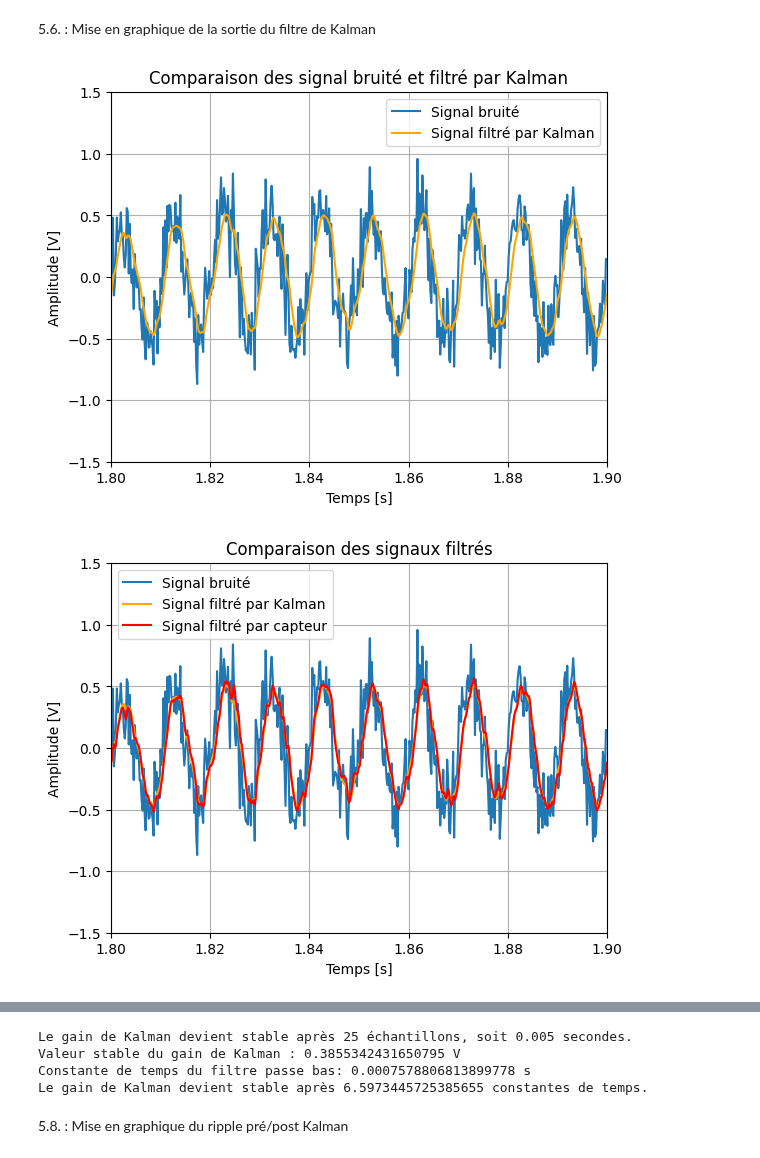
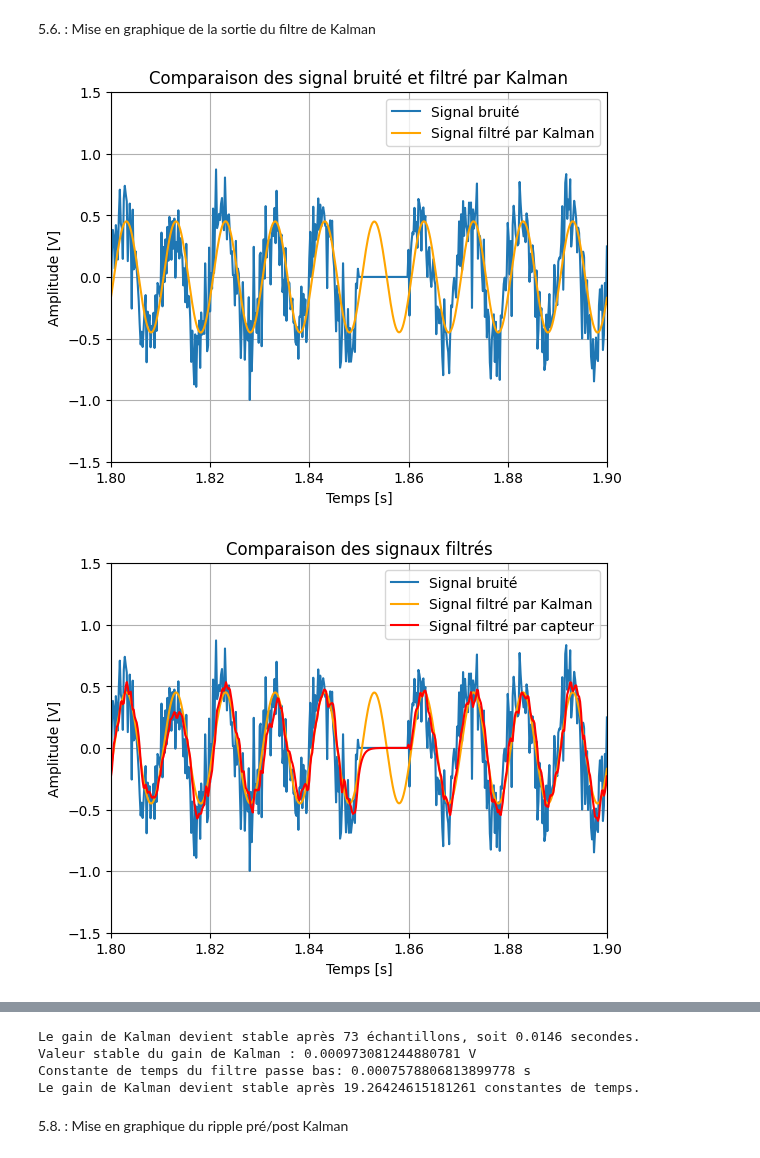
Before and after one commit to Trenzalore91/EI---KF, a Jupyter notebook: Untitled-1.ipynb, the cells around one changed output, grey strips where cells are left out. Cells and saved outputs as stored; diff of their text form; code cells hidden in the pictures.

Commit message:
drop data + R élevé

```diff
--- a/Untitled-1.ipynb
+++ b/Untitled-1.ipynb
@@ -195,8 +195,8 @@ Variables pour les coefficients de la représentation d'état pour le filtre de
     / Kalman_P est la matrice de covariance de l'état initial
     / Kalman_x est le vecteur d'état initial
 # %%
-KALMAN_R0 = 0.1 #valeur de la variance du bruit de mesure initiale
-KALMAN_P0 = 0.001  #valeur de la variance de l'estimation initiale
+KALMAN_R0 = 100 #valeur de la variance du bruit de mesure initiale
+KALMAN_P0 = 1.  #valeur de la variance de l'estimation initiale
 KALMAN_X0 = 0.  #valeur de l'état initial
 # %% [markdown]
 Taille fenêtre de la moyenne glissante
@@ -228,9 +228,9 @@ Section 3.3. : Signal sinusoïdal bruité
 # %%
 signal_bruité = signal_entree + gaussian_noise  #génération du signal d'entrée bruité
 #suppression d'une partie du signal d'entrée pour tester le filtre de Kalman
-# for i in range(len(signal_bruité)):
-#     if (ABSCISSE_GRAPH[i] >= 1.85) and (ABSCISSE_GRAPH[i] < 1.86):
-#         signal_bruité[i] = 0.
+for i in range(len(signal_bruité)):
+    if (ABSCISSE_GRAPH[i] >= 1.85) and (ABSCISSE_GRAPH[i] < 1.86):
+        signal_bruité[i] = 0.
 # %% [markdown]
 Section 3.4. : Passe-bas
 # %% [markdown]
@@ -358,33 +356,41 @@ out_kalman.plot_graph(ABSCISSE_GRAPH,
                       ORDONNEE_GRAPH_TEMPOREL,
                       'Signal bruité',
                       (1.8, 1.9),
                       (-1.5, 1.5),
                       filtered,
                       'Signal filtré par Kalman',
                       'orange',
                       somme_filtre,
                       'Signal filtré par capteur',
                       'red')
 out_kalman.plot_graph(ABSCISSE_GRAPH,
                       filtered,
                       'Comparaison Kalman et capteur',
                       ABSCISSE_GRAPH_TEMPOREL,
                       ORDONNEE_GRAPH_TEMPOREL,
                       'Signal filtré par Kalman',
                       (1.8, 1.9),
                       (-1., 1.),
                       somme_filtre,
                       'Signal filtré par capteur',
                       'red')
 # zoom_graph(ABSCISSE_GRAPH, signal_bruité, (1.25, 1.75), (-1.5, 1.5), 'Signal filtré par capteur', ABSCISSE_GRAPH_TEMPOREL, ORDONNEE_GRAPH_TEMPOREL, 'Signal filtré par capteur', filtered, 'Signal filtré par Kalman', 'red')
 out_kalman.plot_graph(ABSCISSE_GRAPH,
                       kalman_gains,
-                      'Gain de Kalman',
+                      'Gain de Kalman initial',
                       ABSCISSE_GRAPH_TEMPOREL,
                       ORDONNEE_GRAPH_TEMPOREL,
                       'Gain de Kalman',
                       (-0.0001,0.004),
                       )
+out_kalman.plot_graph(ABSCISSE_GRAPH,
+                      kalman_gains,
+                      'Gain de Kalman drop data',
+                      ABSCISSE_GRAPH_TEMPOREL,
+                      ORDONNEE_GRAPH_TEMPOREL,
+                      'Gain de Kalman',
+                      (1.8,1.9),
+                      )
 # %% [output]
-[figure, old version]
+[figure, new version]
-[figure, old version]
+[figure, new version]
@@ -394,10 +401,10 @@ out_kalman.plot_graph(ABSCISSE_GRAPH,
 #calcul du nombre d'échantillons avant que le gain de Kalman soit stable
 Calc_Stable_Gain_KF(kalman_gains, DT, FILTRE_FC_1)
 # %% [output]
-Le gain de Kalman devient stable après 25 échantillons, soit 0.005 secondes.
-Valeur stable du gain de Kalman : 0.3855342431650795 V
+Le gain de Kalman devient stable après 73 échantillons, soit 0.0146 secondes.
+Valeur stable du gain de Kalman : 0.000973081244880781 V
 Constante de temps du filtre passe bas: 0.0007578806813899778 s
-Le gain de Kalman devient stable après 6.5973445725385655 constantes de temps.
+Le gain de Kalman devient stable après 19.26424615181261 constantes de temps.
 # %% [markdown]
 5.8. : Mise en graphique du ripple pré/post Kalman
 # %%
```
Also changed, not shown: parts of 9 cells of this notebook.
